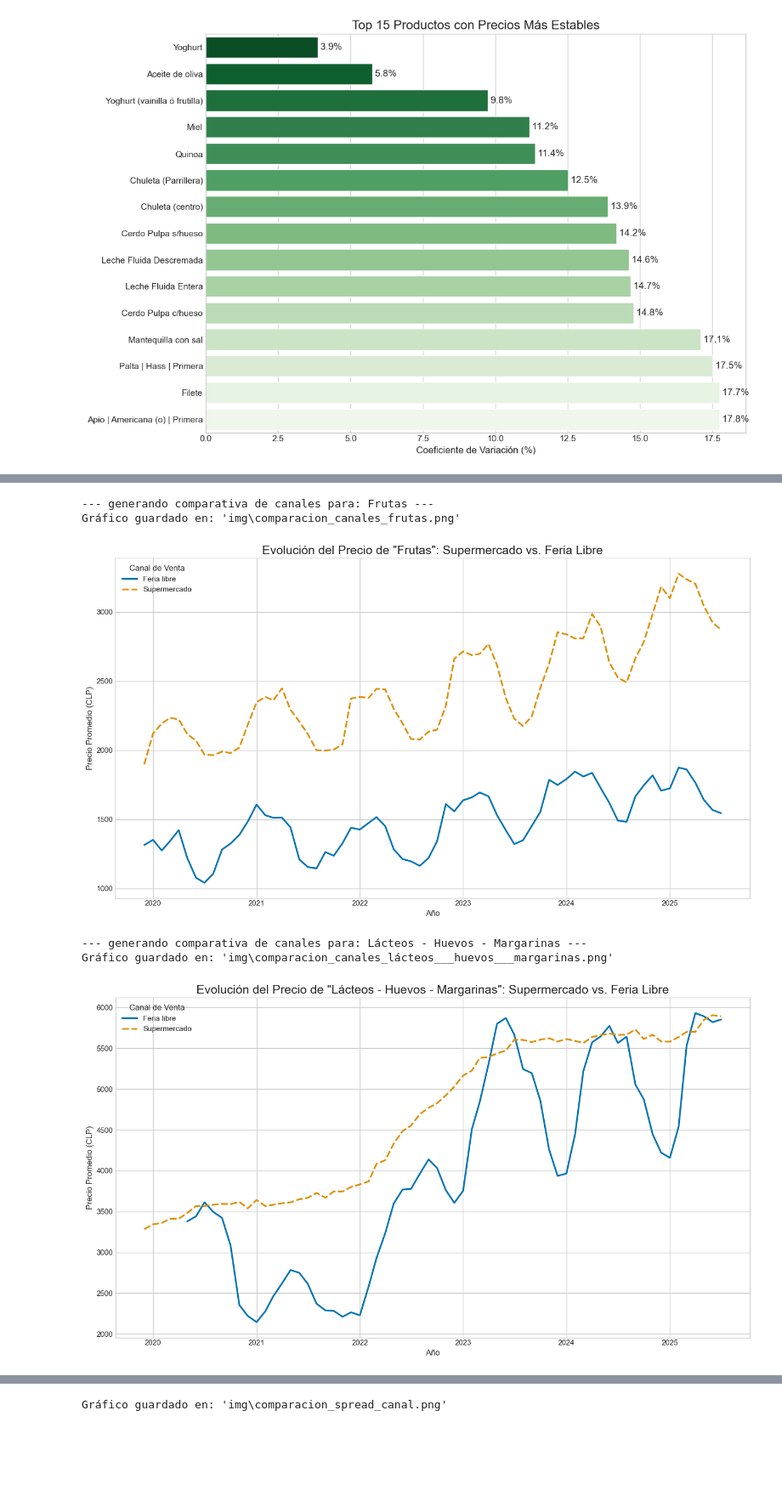
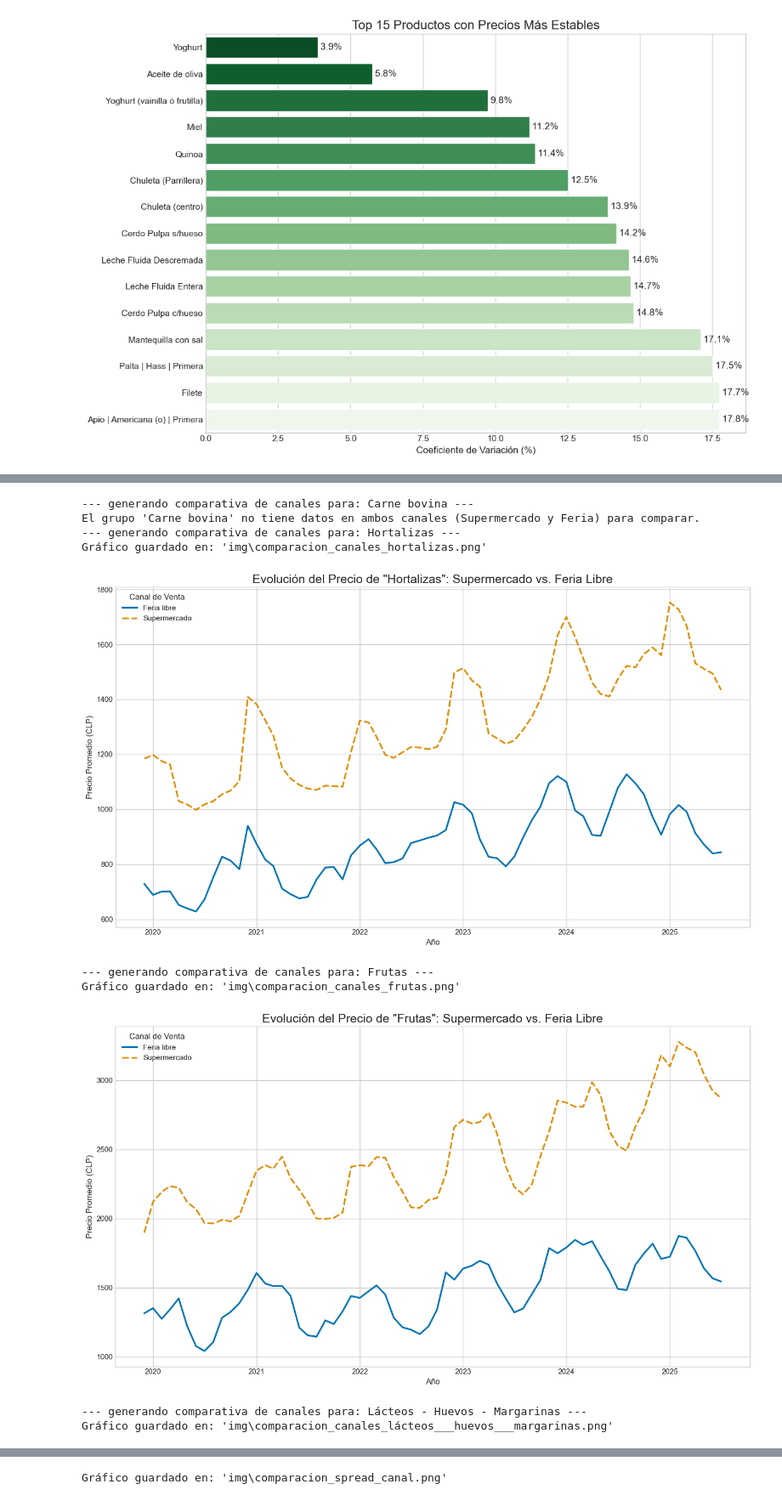
Before and after one commit to Ricardouchub/Analisis-precio-consumidor, a Jupyter notebook: Notebook.ipynb, the cells around one changed output, grey strips where cells are left out. Shown at 85% size. Saved outputs shown, nothing was run; the diff lists cells and outputs as text; code cells hidden in the pictures; blank space fills up the shorter version.

```diff
--- a/Notebook.ipynb
+++ b/Notebook.ipynb
@@ -865,21 +788,9 @@ Gráfico guardado en: 'img\comparacion_canales_tiempo.png'
 # %%
-import pandas as pd
-import matplotlib.pyplot as plt
-import seaborn as sns
-import os
-
-# Asumimos que tu DataFrame final se llama df_limpio
-
-# --- 1. Definición de la Función Reutilizable ---
+# Definición de la Función
 
 def plot_comparativa_canales(grupo_alimento, df):
     """
-    Genera un gráfico de líneas comparando los precios de Supermercado vs. Feria Libre
-    para un grupo de alimentos específico a lo largo del tiempo.
-
-    Args:
-        grupo_alimento (str): El nombre del grupo a analizar.
-        df (pd.DataFrame): El DataFrame limpio.
+    Genera un gráfico de líneas comparando los precios de Supermercado vs. Feria Libre a lo largo del tiempo.
     """
     print(f"--- generando comparativa de canales para: {grupo_alimento} ---")
 
@@ -902,42 +813,46 @@ def plot_comparativa_canales(grupo_alimento, df):
     )
 
     # Nos aseguramos de tener datos para ambos canales antes de graficar
     if pivot_precios.shape[1] < 2:
         print(f"El grupo '{grupo_alimento}' no tiene datos en ambos canales (Supermercado y Feria) para comparar.")
         return
 
-    # --- Creación de la Visualización ---
+    # Visualización
     plt.style.use('seaborn-v0_8-whitegrid')
     plt.figure(figsize=(14, 8))
     ax = sns.lineplot(data=pivot_precios, linewidth=2.5, palette='colorblind')
 
-    # --- Personalización ---
+    # Personalización
     plt.title(f'Evolución del Precio de "{grupo_alimento}": Supermercado vs. Feria Libre', fontsize=18)
     plt.xlabel('Año', fontsize=12)
     plt.ylabel('Precio Promedio (CLP)', fontsize=12)
     plt.legend(title='Canal de Venta', fontsize=11)
     plt.tight_layout()
 
-    # --- Guardado ---
+    # Guardado
     output_dir = 'img'
     if not os.path.exists(output_dir):
         os.makedirs(output_dir)
 
     file_name = f"comparacion_canales_{grupo_alimento.lower().replace(' ', '_').replace('-', '_')}.png"
     file_path = os.path.join(output_dir, file_name)
     plt.savefig(file_path, dpi=300)
     print(f"Gráfico guardado en: '{file_path}'")
     plt.show()
 
-# --- 2. Llamada a la Función para Nuevas Categorías ---
-
-# Ahora podemos generar los gráficos que queramos fácilmente:
+# Generación de Gráficos para los Grupos de Alimentos Seleccionados
+plot_comparativa_canales('Carne bovina', df_limpio)
+plot_comparativa_canales('Hortalizas', df_limpio)
 plot_comparativa_canales('Frutas', df_limpio)
 plot_comparativa_canales('Lácteos - Huevos - Margarinas', df_limpio)
 # %% [output]
---- generando comparativa de canales para: Frutas ---
-Gráfico guardado en: 'img\comparacion_canales_frutas.png'
+--- generando comparativa de canales para: Carne bovina ---
+El grupo 'Carne bovina' no tiene datos en ambos canales (Supermercado y Feria) para comparar.
+--- generando comparativa de canales para: Hortalizas ---
+Gráfico guardado en: 'img\comparacion_canales_hortalizas.png'
-[figure, old version]
+[figure, new version]
---- generando comparativa de canales para: Lácteos - Huevos - Margarinas ---
-Gráfico guardado en: 'img\comparacion_canales_lácteos___huevos___margarinas.png'
+--- generando comparativa de canales para: Frutas ---
+Gráfico guardado en: 'img\comparacion_canales_frutas.png'
-[figure, old version]
+[figure, new version]
+--- generando comparativa de canales para: Lácteos - Huevos - Margarinas ---
+Gráfico guardado en: 'img\comparacion_canales_lácteos___huevos___margarinas.png'
```
Also changed, not shown: parts of 30 cells of this notebook.
